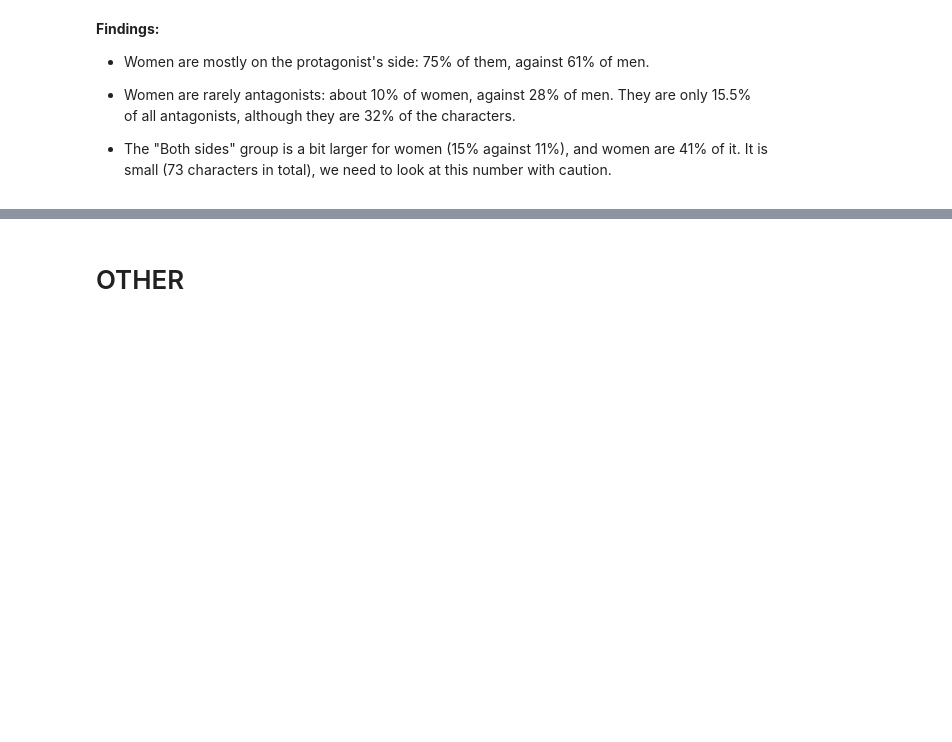
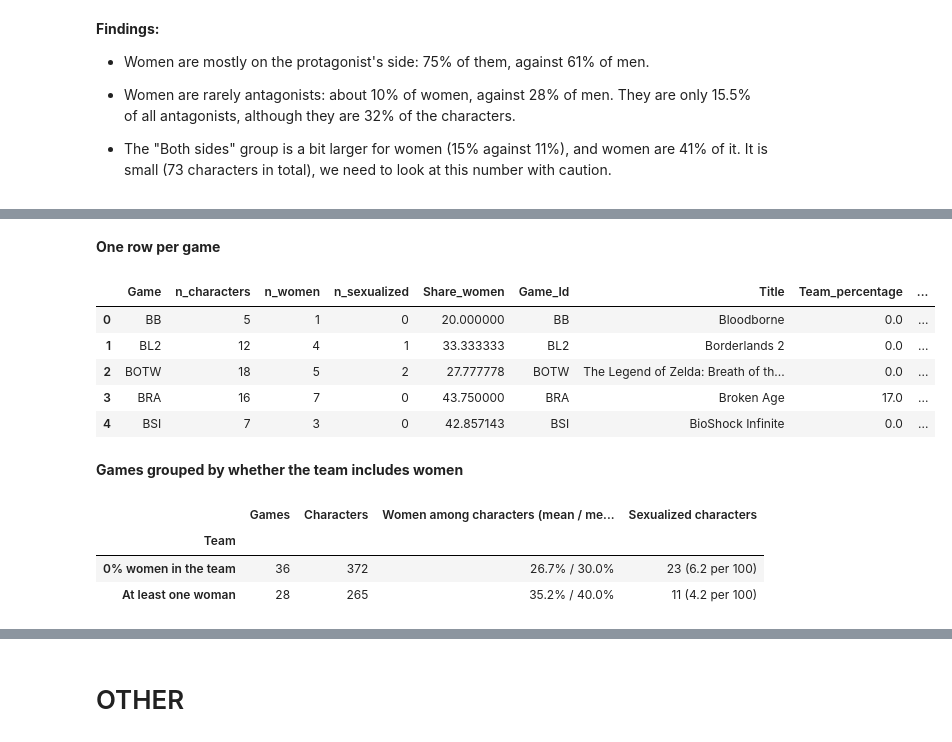
Before and after one commit to IA-P1-BCN/EDA_Manon, a Jupyter notebook: Gender Representation in Video Games.ipynb, the cells around one changed output, grey strips where cells are left out. Saved outputs shown, nothing was run; the diff lists cells and outputs as text; code cells hidden in the pictures; blank space fills up the shorter version.

```diff
--- a/Gender Representation in Video Games.ipynb
+++ b/Gender Representation in Video Games.ipynb
@@ -1113,0 +1167,57 @@ plt.show()
+# %%
+characters = tables["characters"].copy()
+characters["Is_female"] = characters["Gender"] == "Female"
+characters["Is_sexualized"] = characters["Sexualization"] > 0
+
+per_game = characters.groupby("Game").agg(
+    n_characters=("Id", "count"),
+    n_women=("Is_female", "sum"),
+    n_sexualized=("Is_sexualized", "sum"),
+).reset_index()
+per_game["Share_women"] = per_game["n_women"] / per_game["n_characters"] * 100
+
+# Add the team information from games (64 games, all matched)
+games = tables["games"][["Game_Id", "Title", "Team_percentage"]]
+per_game = per_game.merge(games, left_on="Game", right_on="Game_Id", how="left")
+per_game["Has_female_team"] = per_game["Team_percentage"] > 0
+
+display(Markdown("**One row per game**"))
+display(per_game.head())
+
+#Comparing the two groups: games with a female team vs games without a female team
+
+by_team = per_game.groupby("Has_female_team").agg(
+    n_games=("Game", "count"),
+    n_characters=("n_characters", "sum"),
+    n_sexualized=("n_sexualized", "sum"),
+    mean_share_women=("Share_women", "mean"),
+    median_share_women=("Share_women", "median"),
+)
+
+summary = pd.DataFrame({
+    "Games": by_team["n_games"],
+    "Characters": by_team["n_characters"],
+    "Women among characters (mean / median)":
+        by_team["mean_share_women"].round(1).astype(str) + "% / "
+        + by_team["median_share_women"].round(1).astype(str) + "%",
+    "Sexualized characters": (by_team["n_sexualized"].astype(str) + " ("
+        + (by_team["n_sexualized"] / by_team["n_characters"] * 100).round(1).astype(str) + " per 100)"),
+})
+summary.index = summary.index.map({False: "0% women in the team", True: "At least one woman"})
+summary.index.name = "Team"
+
+display(Markdown("**Games grouped by whether the team includes women**"))
+display(summary)
+# %% [output]
+**One row per game**
+|  | Game | n_characters | n_women | n_sexualized | Share_women | Game_Id | Title | Team_percentage | ... |
+| 0 | BB | 5 | 1 | 0 | 20.000000 | BB | Bloodborne | 0.0 | ... |
+| 1 | BL2 | 12 | 4 | 1 | 33.333333 | BL2 | Borderlands 2 | 0.0 | ... |
+| 2 | BOTW | 18 | 5 | 2 | 27.777778 | BOTW | The Legend of Zelda: Breath of th... | 0.0 | ... |
+| 3 | BRA | 16 | 7 | 0 | 43.750000 | BRA | Broken Age | 17.0 | ... |
+| 4 | BSI | 7 | 3 | 0 | 42.857143 | BSI | BioShock Infinite | 0.0 | ... |
+**Games grouped by whether the team includes women**
+|  | Games | Characters | Women among characters (mean / me... | Sexualized characters |
+| Team |  |  |  |  |
+| 0% women in the team | 36 | 372 | 26.7% / 30.0% | 23 (6.2 per 100) |
+| At least one woman | 28 | 265 | 35.2% / 40.0% | 11 (4.2 per 100) |
```
Also changed, not shown: parts of 11 cells of this notebook.
